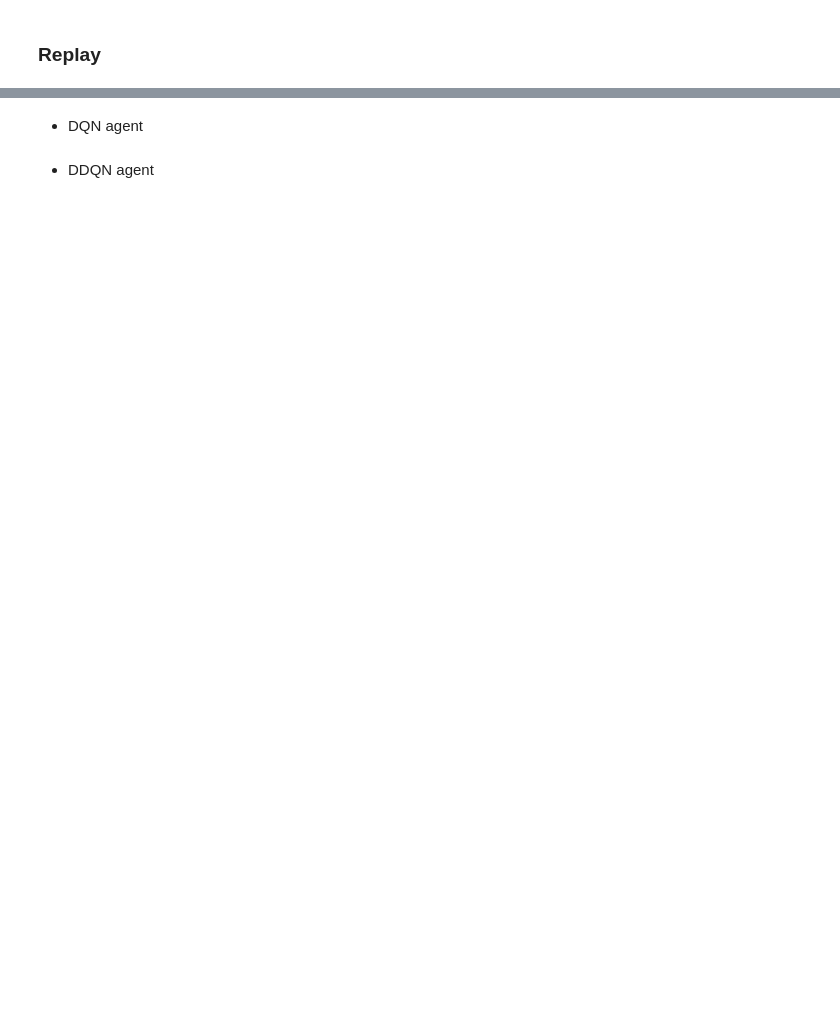
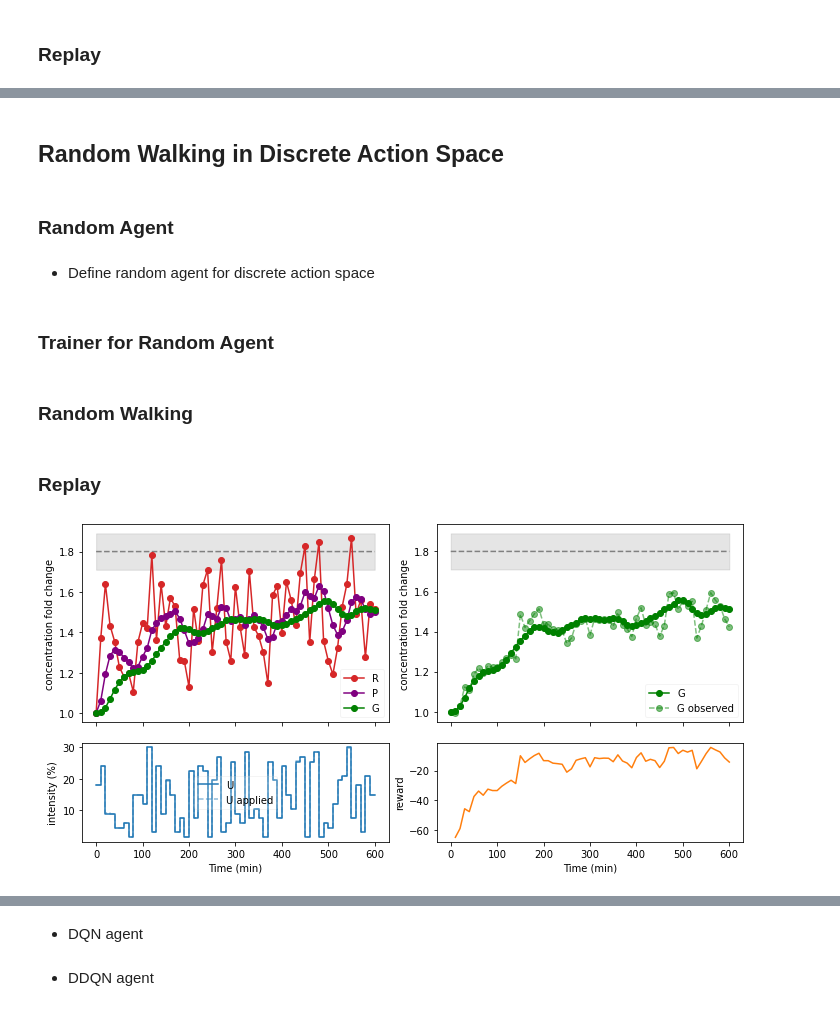
Before and after one commit to imyizhang/drl-cybergenetics, a Jupyter notebook: Advanced Model-Free Control of Engineered Cells.ipynb, the cells around one changed output, grey strips where cells are left out. Saved outputs shown, nothing was run; the diff lists cells and outputs as text; code cells hidden in the pictures; blank space fills up the shorter version.

```diff
--- a/Advanced Model-Free Control of Engineered Cells.ipynb
+++ b/Advanced Model-Free Control of Engineered Cells.ipynb
@@ -141,0 +144,15 @@ logger.plot()
+# %% [markdown]
+## Random Walking in Discrete Action Space
+# %%
+# training
+EPISODES = 100
+TIMESTEPS = 60  # 10 hours
+
+REWARD_FUNC = 'scaled_se'#'negative_logae'
+
+# replay
+EPISODE = -1
+# %% [markdown]
+### Random Agent
+# %% [markdown]
+* Define random agent for discrete action space
@@ -141,0 +168,2 @@ logger.plot()
+# %% [markdown]
+### Trainer for Random Agent
@@ -141,0 +177,18 @@ logger.plot()
+# %% [markdown]
+### Random Walking
+# %%
+logger = trainer(REWARD_FUNC)
+# %% [markdown]
+### Replay
+# %%
+env.render(
+    render_mode='dashboard',
+    actions=logger.actions[EPISODE],
+    actions_taken=logger.actions_taken[EPISODE],
+    trajectory=logger.trajectories[EPISODE],
+    observations=logger.observations[EPISODE],
+    rewards=logger.rewards[EPISODE],
+    steps_done=logger.durations[EPISODE],
+)
+# %% [output]
+[figure, added]
```
Also changed, not shown: parts of 90 cells of this notebook.
